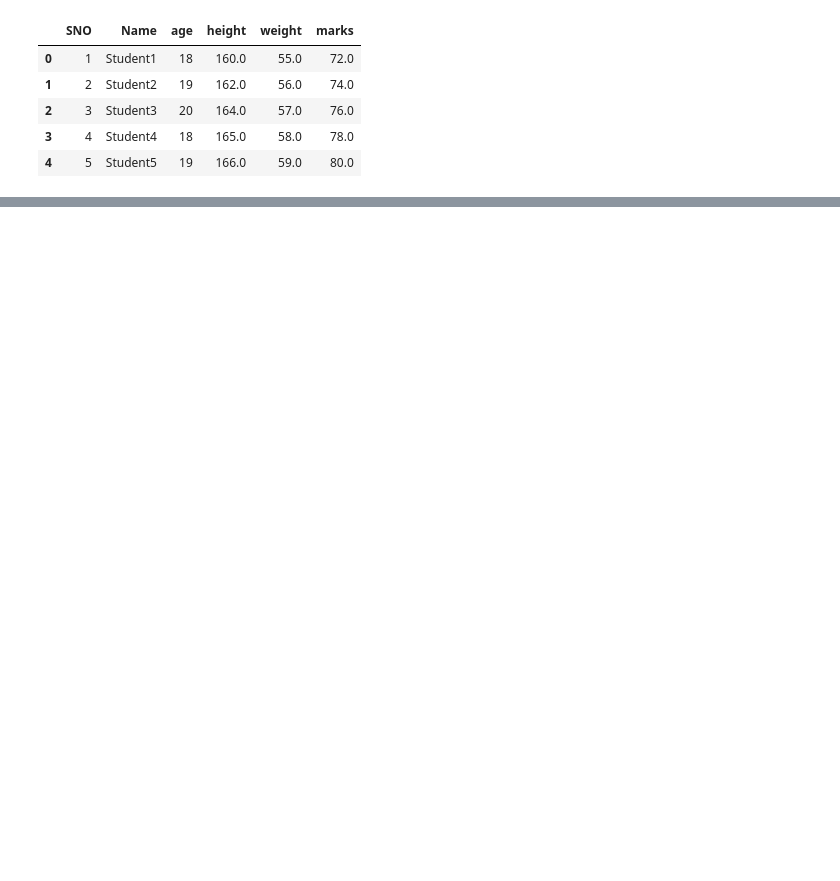
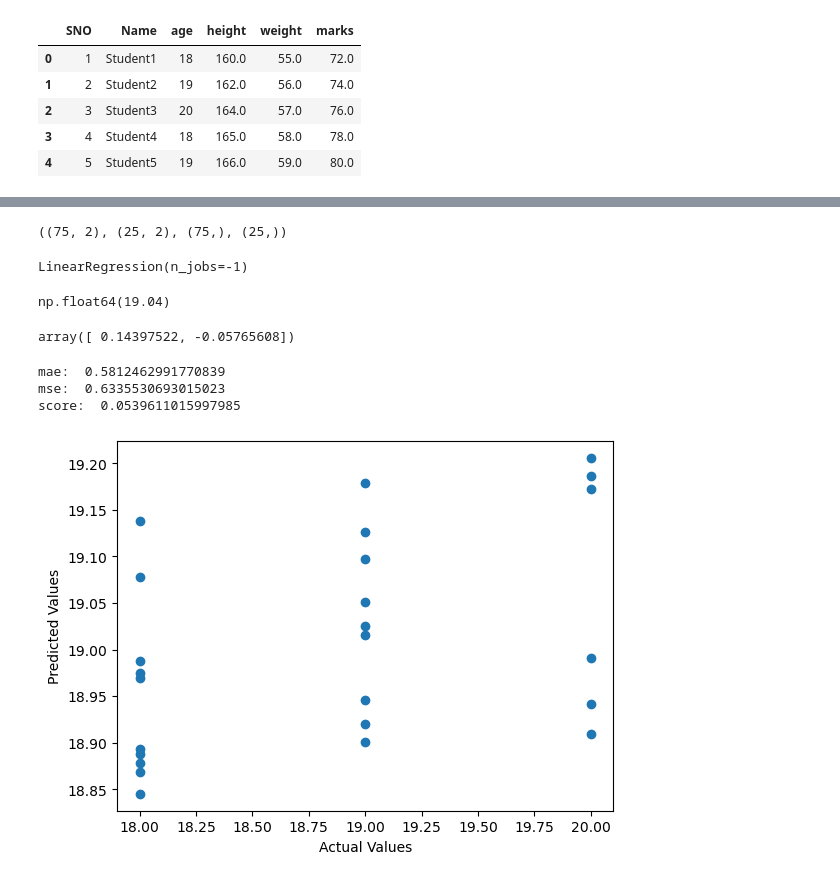
Before and after one commit to Harishadithyan/Machine-Learning, a Jupyter notebook: Projects/SQL/sql.ipynb, the cells around one changed output, grey strips where cells are left out. Drawn from its saved outputs; the diff is of its cells as text; code cells hidden in the pictures; blank space fills up the shorter version.

```diff
--- a/Projects/SQL/sql.ipynb
+++ b/Projects/SQL/sql.ipynb
@@ -28,0 +71,2 @@ df.head()
+# %%
+X_train,X_test,Y_train,Y_test=train_test_split(X,Y,test_size=0.25,random_state=42)
@@ -28,0 +89,10 @@ df.head()
+# %%
+
+from sklearn.preprocessing import StandardScaler
+scaler=StandardScaler()
+X_train=scaler.fit_transform(X_train)
+X_test=scaler.transform(X_test)
+# %%
+X_train.shape,X_test.shape,Y_train.shape,Y_test.shape
+# %% [output]
+((75, 2), (25, 2), (75,), (25,))
@@ -28,0 +101,14 @@ df.head()
+# %%
+reg=LinearRegression(n_jobs=-1)
+# %%
+reg.fit(X_train,Y_train)
+# %% [output]
+LinearRegression(n_jobs=-1)
+# %%
+reg.intercept_
+# %% [output]
+np.float64(19.04)
+# %%
+reg.coef_
+# %% [output]
+array([ 0.14397522, -0.05765608])
@@ -28,0 +117,21 @@ df.head()
+# %%
+from sklearn.metrics import r2_score,mean_absolute_error,mean_squared_error
+mae=mean_squared_error(Y_test,y_pred)
+mse=mean_absolute_error(Y_test,y_pred)
+score=r2_score(Y_test,y_pred)
+print("mae: ",mae)
+print("mse: ",mse)
+print("score: ",score)
+# %% [output]
+mae:  0.5812462991770839
+mse:  0.6335530693015023
+score:  0.0539611015997985
+# %%
+y_pred = reg.predict(X_test)
+
+plt.scatter(Y_test, y_pred)
+plt.xlabel("Actual Values")
+plt.ylabel("Predicted Values")
+plt.show()
+# %% [output]
+[figure, added]
```
Also changed, not shown: parts of 11 cells of this notebook.
